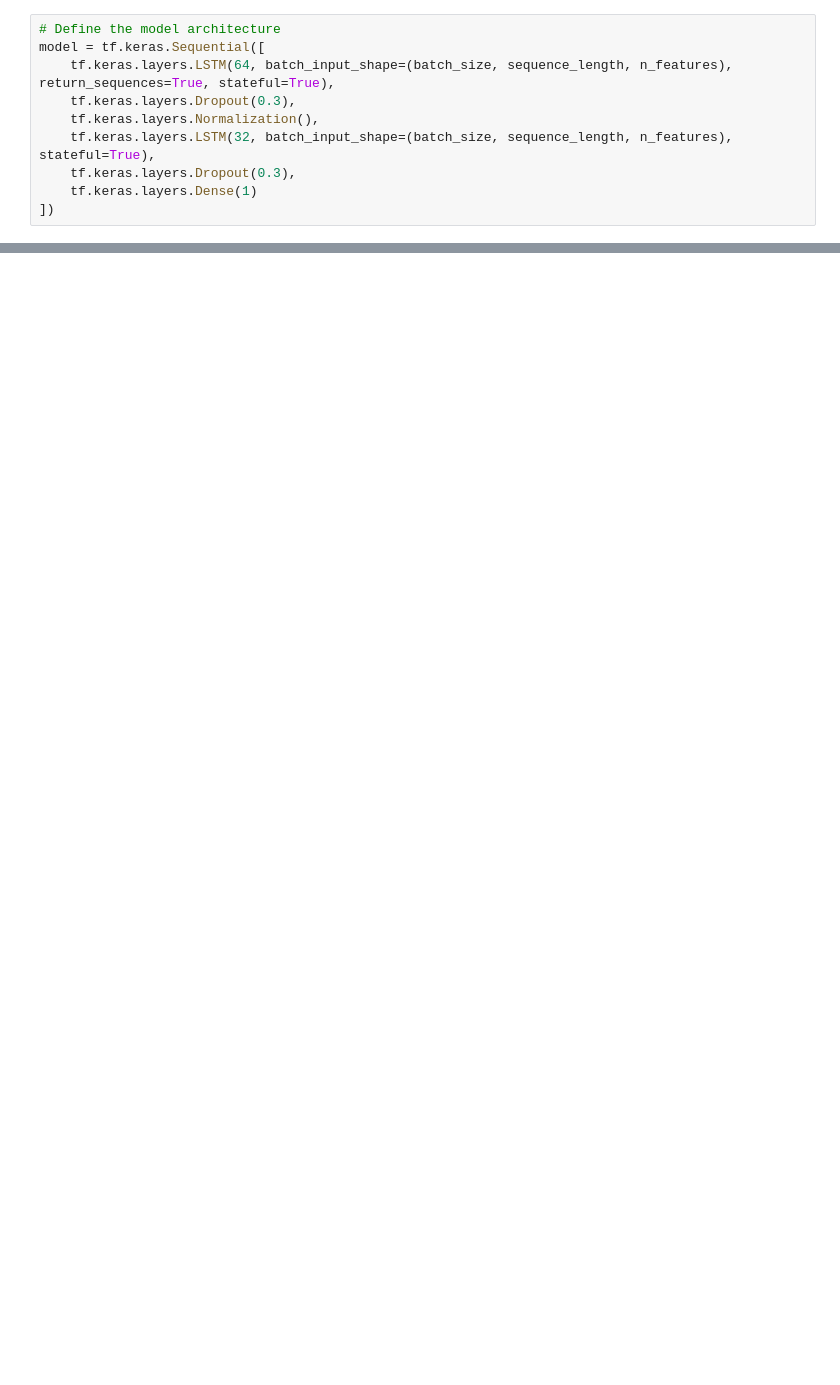
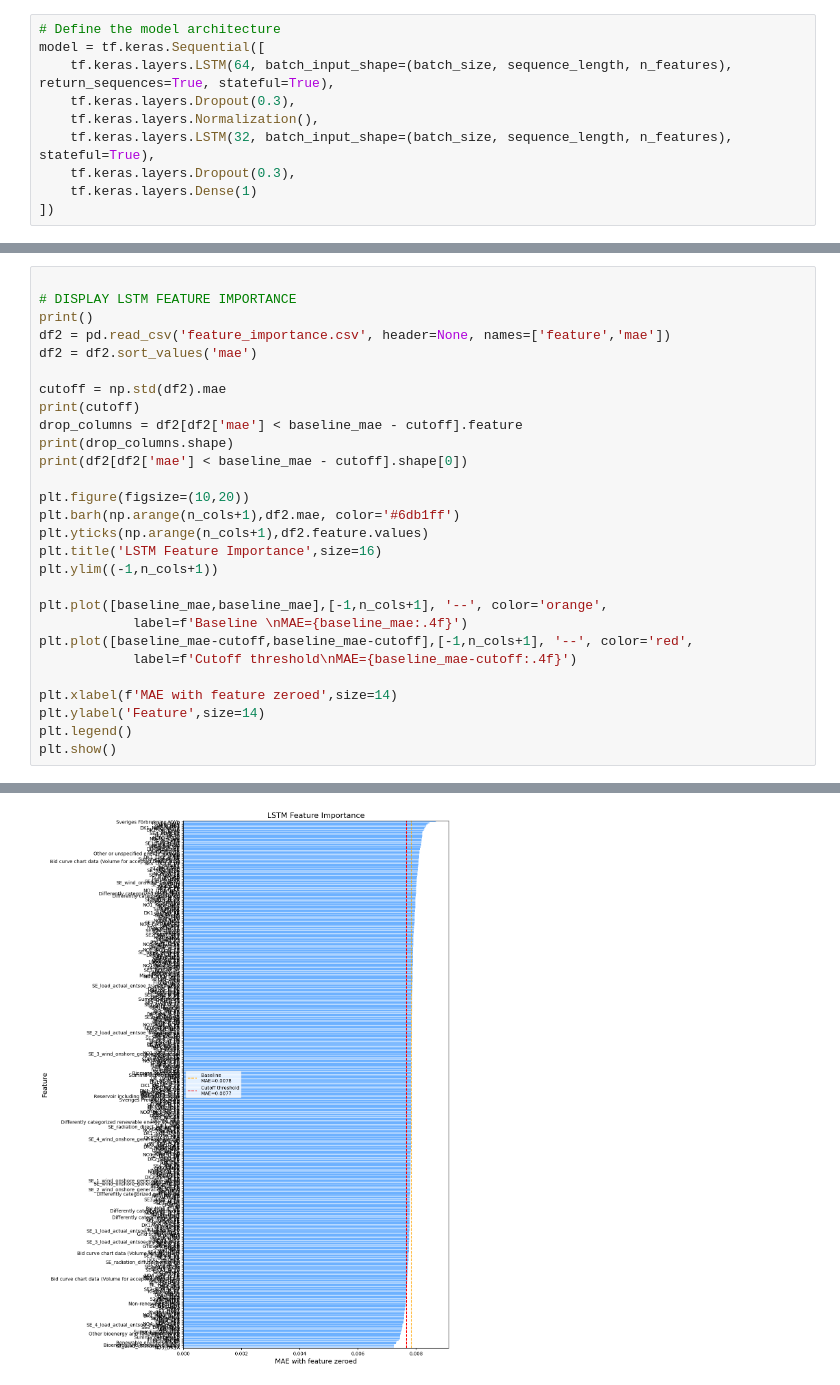
Before and after one commit to albinjanzen/masterthesis, a Jupyter notebook: baseline_lstm.ipynb, the cells around one changed output, grey strips where cells are left out. Drawn from its saved outputs; the diff is of its cells as text; blank space fills up the shorter version.

```diff
--- a/baseline_lstm.ipynb
+++ b/baseline_lstm.ipynb
@@ -224,0 +261,29 @@ plt.plot(result)
+# %%
+
+# DISPLAY LSTM FEATURE IMPORTANCE
+print()
+df2 = pd.read_csv('feature_importance.csv', header=None, names=['feature','mae'])
+df2 = df2.sort_values('mae')
+
+cutoff = np.std(df2).mae
+print(cutoff)
+drop_columns = df2[df2['mae'] < baseline_mae - cutoff].feature
+print(drop_columns.shape)
+print(df2[df2['mae'] < baseline_mae - cutoff].shape[0])
+
+plt.figure(figsize=(10,20))
+plt.barh(np.arange(n_cols+1),df2.mae, color='#6db1ff')
+plt.yticks(np.arange(n_cols+1),df2.feature.values)
+plt.title('LSTM Feature Importance',size=16)
+plt.ylim((-1,n_cols+1))
+
+plt.plot([baseline_mae,baseline_mae],[-1,n_cols+1], '--', color='orange',
+            label=f'Baseline \nMAE={baseline_mae:.4f}')
+plt.plot([baseline_mae-cutoff,baseline_mae-cutoff],[-1,n_cols+1], '--', color='red',
+            label=f'Cutoff threshold\nMAE={baseline_mae-cutoff:.4f}')
+
+plt.xlabel(f'MAE with feature zeroed',size=14)
+plt.ylabel('Feature',size=14)
+plt.legend()
+plt.show()
+# %% [output]
@@ -224,0 +313 @@ plt.plot(result)
+[figure, added]
```
Also changed, not shown: parts of 18 cells of this notebook, 2 other files.
